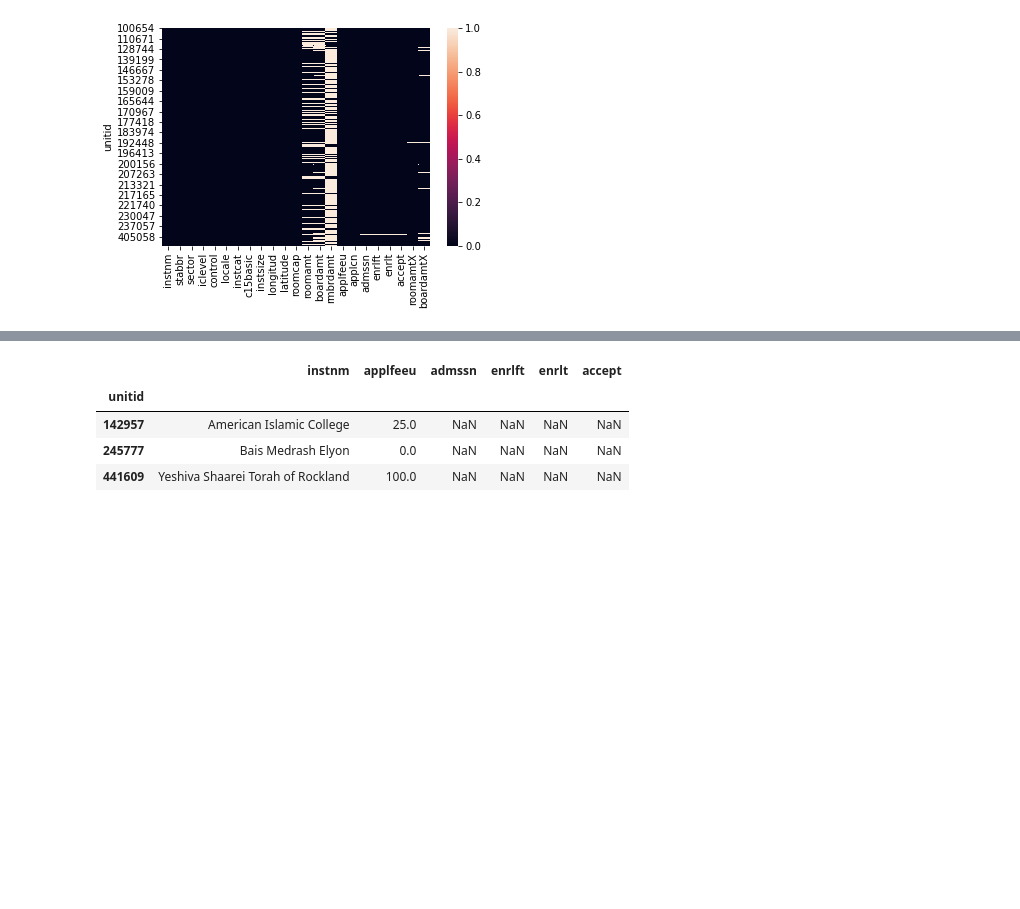
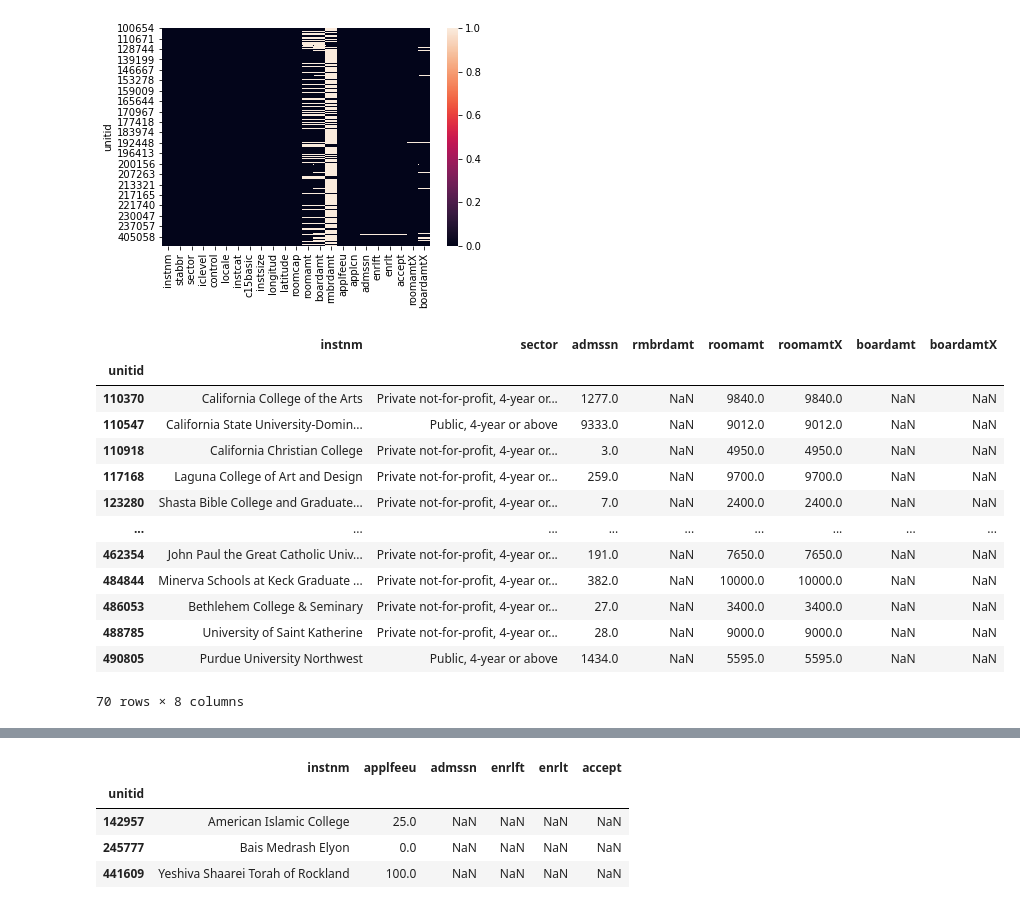
Before and after one commit to adamrossnelson/distances, a Jupyter notebook: ComparisonGroupLiveData.ipynb, the cells around one changed output, grey strips where cells are left out. Saved outputs shown, nothing was run; the diff lists cells and outputs as text; code cells hidden in the pictures; blank space fills up the shorter version.

```diff
--- a/ComparisonGroupLiveData.ipynb
+++ b/ComparisonGroupLiveData.ipynb
@@ -108,3 +108,21 @@ sns.heatmap(df.isna())
 # %% [output]
 <matplotlib.axes._subplots.AxesSubplot at 0x...>
 [figure]
+# %%
+df[df['boardamtX'].fillna(-9999) == -9999][['instnm','sector','admssn','rmbrdamt',
+                                            'roomamt','roomamtX','boardamt','boardamtX']]
+# %% [output]
+|  | instnm | sector | admssn | rmbrdamt | roomamt | roomamtX | boardamt | boardamtX |
+| unitid |  |  |  |  |  |  |  |  |
+| 110370 | California College of the Arts | Private not-for-profit, 4-year or... | 1277.0 | NaN | 9840.0 | 9840.0 | NaN | NaN |
+| 110547 | California State University-Domin... | Public, 4-year or above | 9333.0 | NaN | 9012.0 | 9012.0 | NaN | NaN |
+| 110918 | California Christian College | Private not-for-profit, 4-year or... | 3.0 | NaN | 4950.0 | 4950.0 | NaN | NaN |
+| 117168 | Laguna College of Art and Design | Private not-for-profit, 4-year or... | 259.0 | NaN | 9700.0 | 9700.0 | NaN | NaN |
+| 123280 | Shasta Bible College and Graduate... | Private not-for-profit, 4-year or... | 7.0 | NaN | 2400.0 | 2400.0 | NaN | NaN |
+| ... | ... | ... | ... | ... | ... | ... | ... | ... |
+| 462354 | John Paul the Great Catholic Univ... | Private not-for-profit, 4-year or... | 191.0 | NaN | 7650.0 | 7650.0 | NaN | NaN |
+| 484844 | Minerva Schools at Keck Graduate ... | Private not-for-profit, 4-year or... | 382.0 | NaN | 10000.0 | 10000.0 | NaN | NaN |
+| 486053 | Bethlehem College & Seminary | Private not-for-profit, 4-year or... | 27.0 | NaN | 3400.0 | 3400.0 | NaN | NaN |
+| 488785 | University of Saint Katherine | Private not-for-profit, 4-year or... | 28.0 | NaN | 9000.0 | 9000.0 | NaN | NaN |
+| 490805 | Purdue University Northwest | Public, 4-year or above | 1434.0 | NaN | 5595.0 | 5595.0 | NaN | NaN |
+70 rows × 8 columns
```
Also changed, not shown: parts of 16 cells of this notebook.
